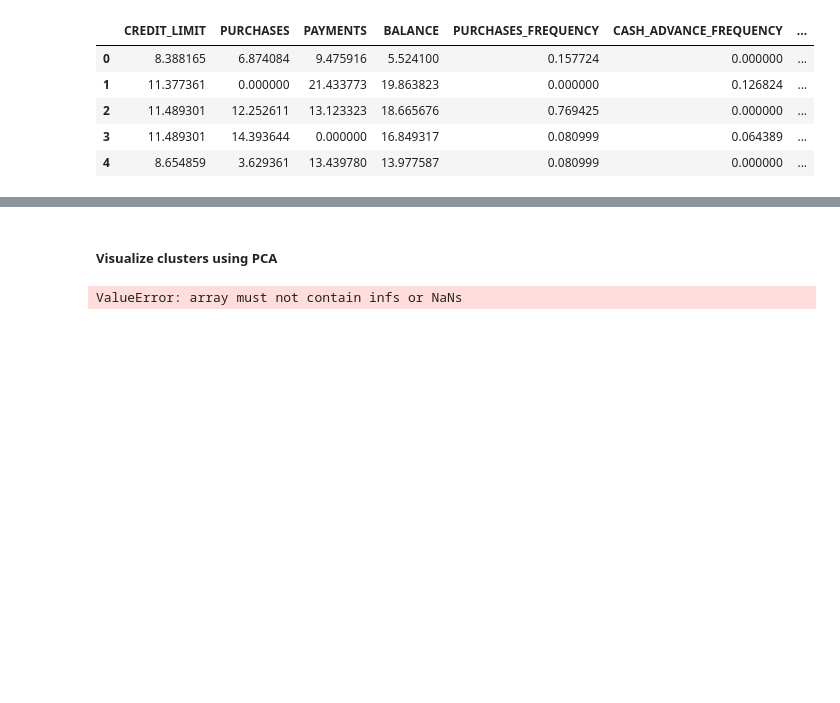
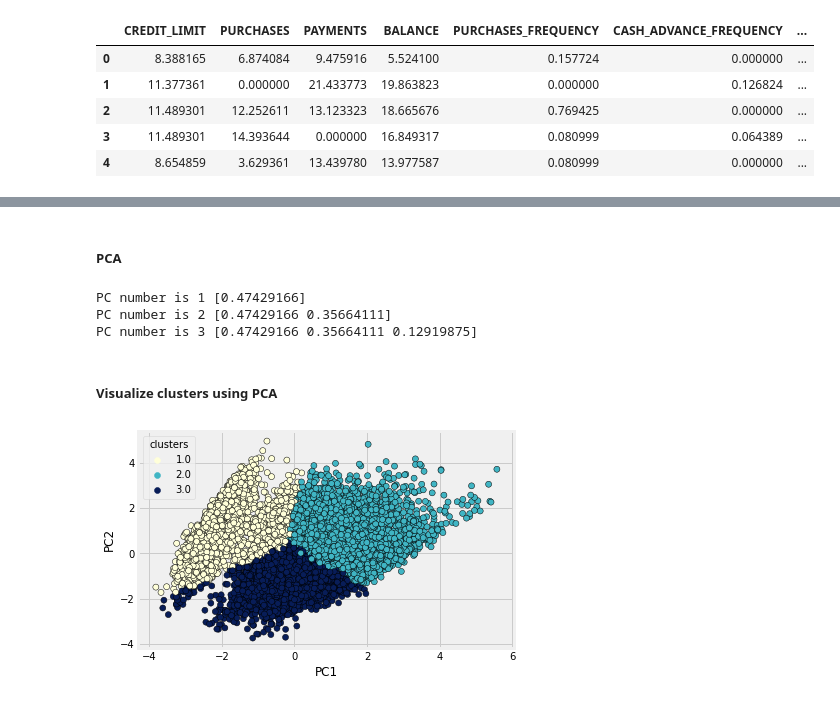
Before and after one commit to ssimmons9212/FedEX, a Jupyter notebook: Untitled.ipynb, the cells around one changed output, grey strips where cells are left out. Saved outputs shown, nothing was run; the diff lists cells and outputs as text; code cells hidden in the pictures; blank space fills up the shorter version.

```diff
--- a/Untitled.ipynb
+++ b/Untitled.ipynb
@@ -333,19 +336,32 @@ plt.tight_layout()
+# %% [markdown]
+##### PCA
+# %%
+# Informs us that for the first 3 PC's and account for 91-92% of the virnce in the dataset
+for i in range (1,4):
+
+    pca = PCA(n_components=i)
+    pca.fit(df_new)
+    print ("PC number is"+" "+ str(i) +" "+ str(pca.explained_variance_ratio_))
+# %% [output]
+PC number is 1 [0.47429166]
+PC number is 2 [0.47429166 0.35664111]
+PC number is 3 [0.47429166 0.35664111 0.12919875]
 # %% [markdown]
 ##### Visualize clusters using PCA
 # %%
 pca = PCA(n_components = 3)
 
 
 Z_pca = pca.fit_transform(Z)
 pca_df = pd.DataFrame(Z_pca, columns = ['PC{}'.format(i+1) for i in range(Z_pca.shape[1])])
-pca_df['clusters'] = data_clean_nozero['km_cluster']
+pca_df['clusters'] = df_new['km_cluster']
 pca_centers = pca.transform(kmn.cluster_centers_)
 
 
 sns.scatterplot(data=pca_df, x='PC1', y='PC2', hue = 'clusters', palette = 'YlGnBu', edgecolor = 'k');
 
 
 # fig = px.scatter(pca_df,x='PC1',y='PC2',opacity=0.3,color='clusters')
 # fig.show()
 # %% [output]
-ValueError: array must not contain infs or NaNs
+[figure, added]
```
Also changed, not shown: parts of 14 cells of this notebook, 1 other file.
